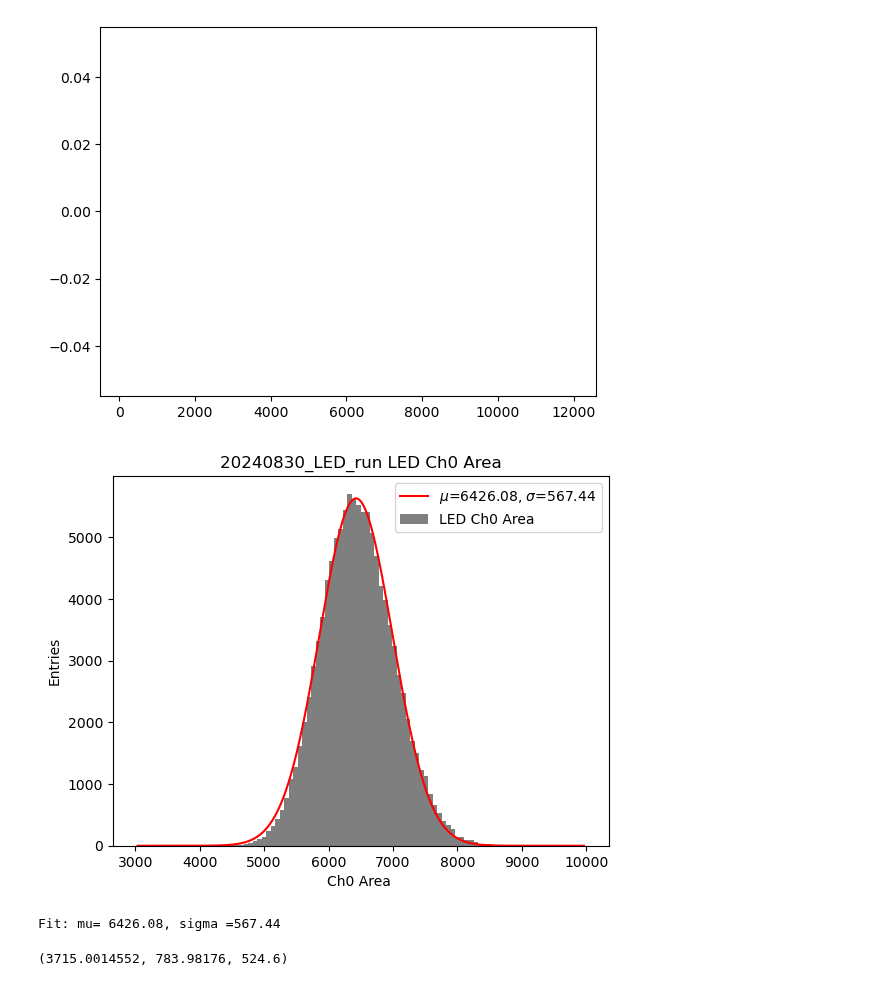
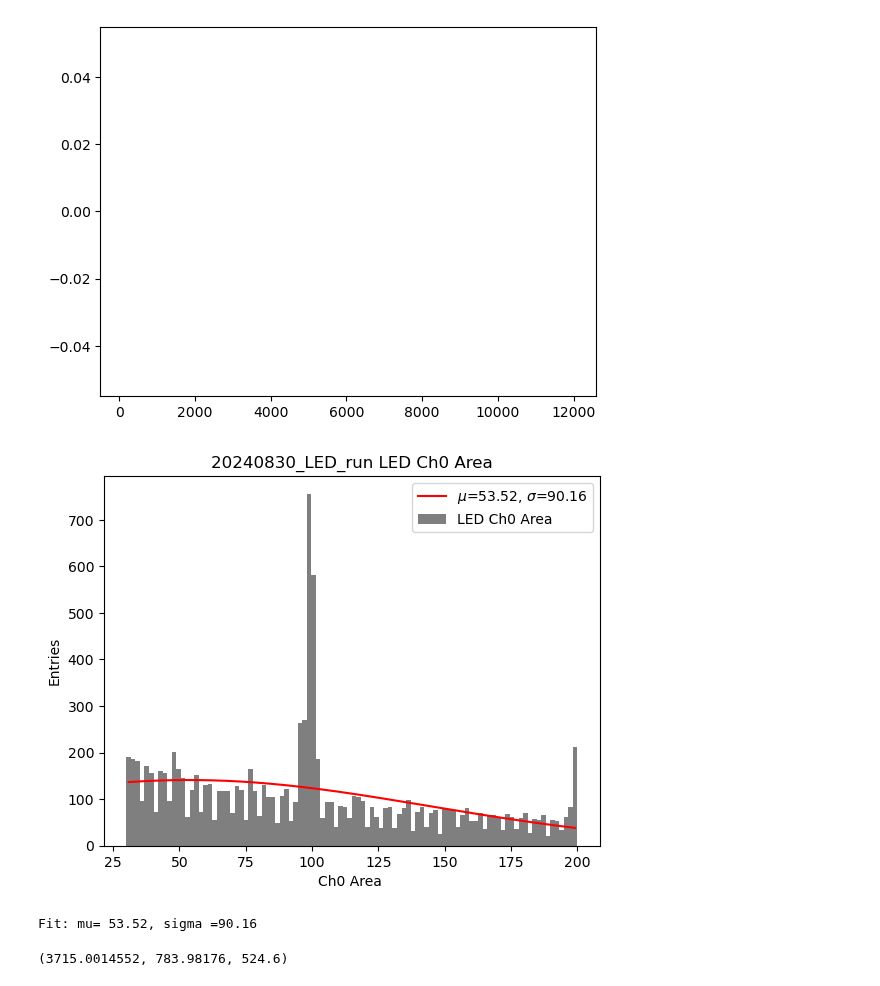
Before and after one commit to Westlake-University-Lsc-lab/ProcessLocalData, a Jupyter notebook: darkrate.ipynb, the cells around one changed output. Drawn from its saved outputs; the diff is of its cells as text; code cells hidden in the pictures.

```diff
--- a/darkrate.ipynb
+++ b/darkrate.ipynb
@@ -141,7 +147,11 @@ df.head()
 # flist = ad.read_file_names(f)
 # df = ad.merge_files(flist)
 
-df_0 = df[df.Ch ==0]
-df_1 = df[df.Ch ==1]
-df_2 = df[df.Ch ==2]
-len(df_0), len(df_1), len(df_2)
+df0 = df[df.Ch ==0]
+df2 = df[df.Ch ==2]
+df3 = df[df.Ch ==3]
+df4 = df[df.Ch ==4]
+df6 = df[df.Ch ==6]
+df7 = df[df.Ch ==7]
+df8= df[df.Ch ==8]
+# len(df_0), len(df_1), len(df_2)
@@ -169,10 +204,10 @@ plt.show()
 # %% [output]
 [figure]
 # %%
-mu, sigma =ad.plot_fit_histgram_vs_Gaussion(- df_1.Hight, 100, 3.E3, 1.E4, [2E4, 5E3, 1.E3])
+mu, sigma =ad.plot_fit_histgram_vs_Gaussion( df_0.md, 100, 3.E1, 2.E2, [2E4, 200, 1.E1])
 # %% [output]
-[figure, old version]
+[figure, new version]
-Fit: mu= 6426.08, sigma =567.44
+Fit: mu= 53.52, sigma =90.16
 # %%
 mu, sigma =ad.plot_fit_histgram_vs_Gaussion(df.Hight, 100, 1.E4, 1.2E4, [2E4, 1.1E4, 1.E3])
 # %%
```
Also changed, not shown: parts of 5 cells of this notebook.
